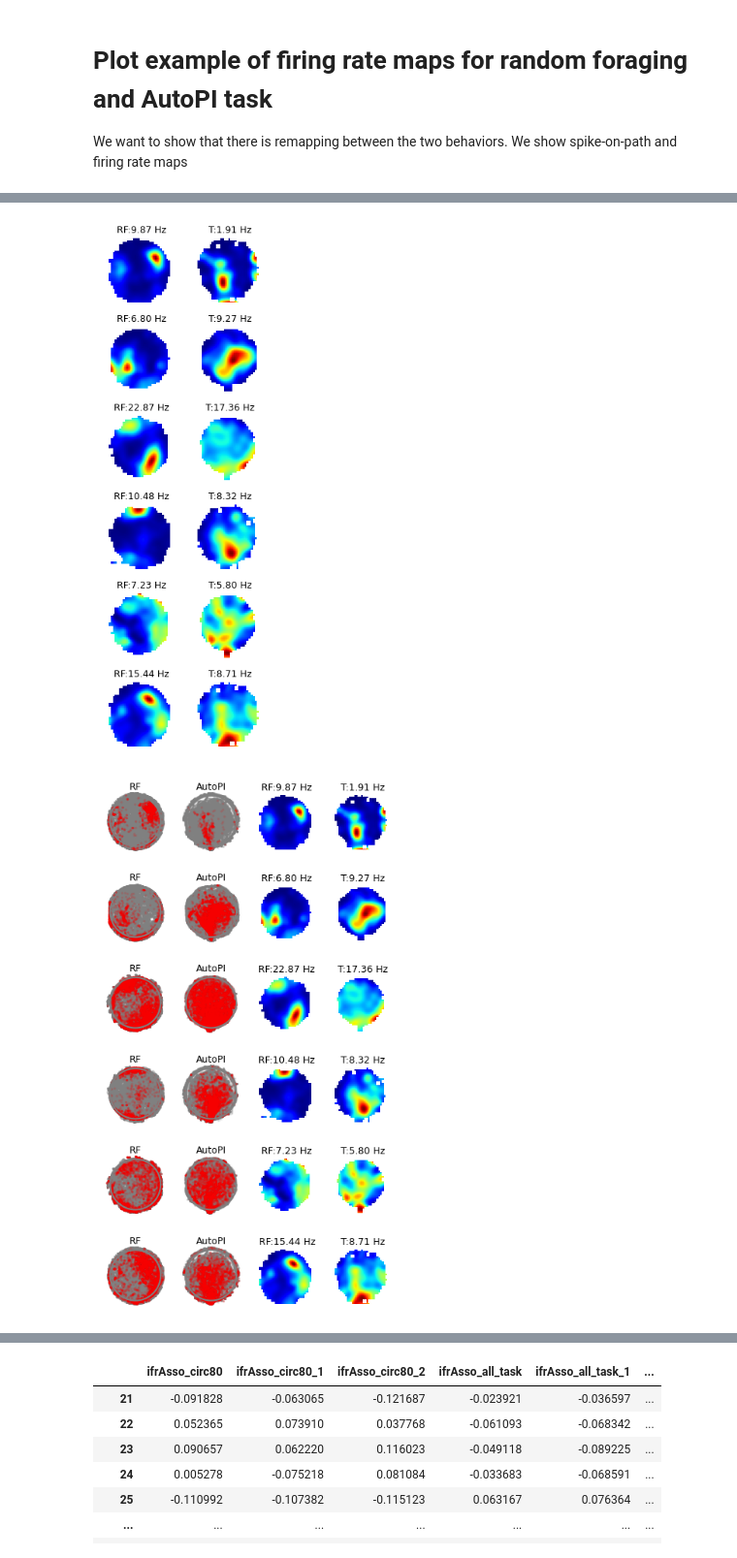
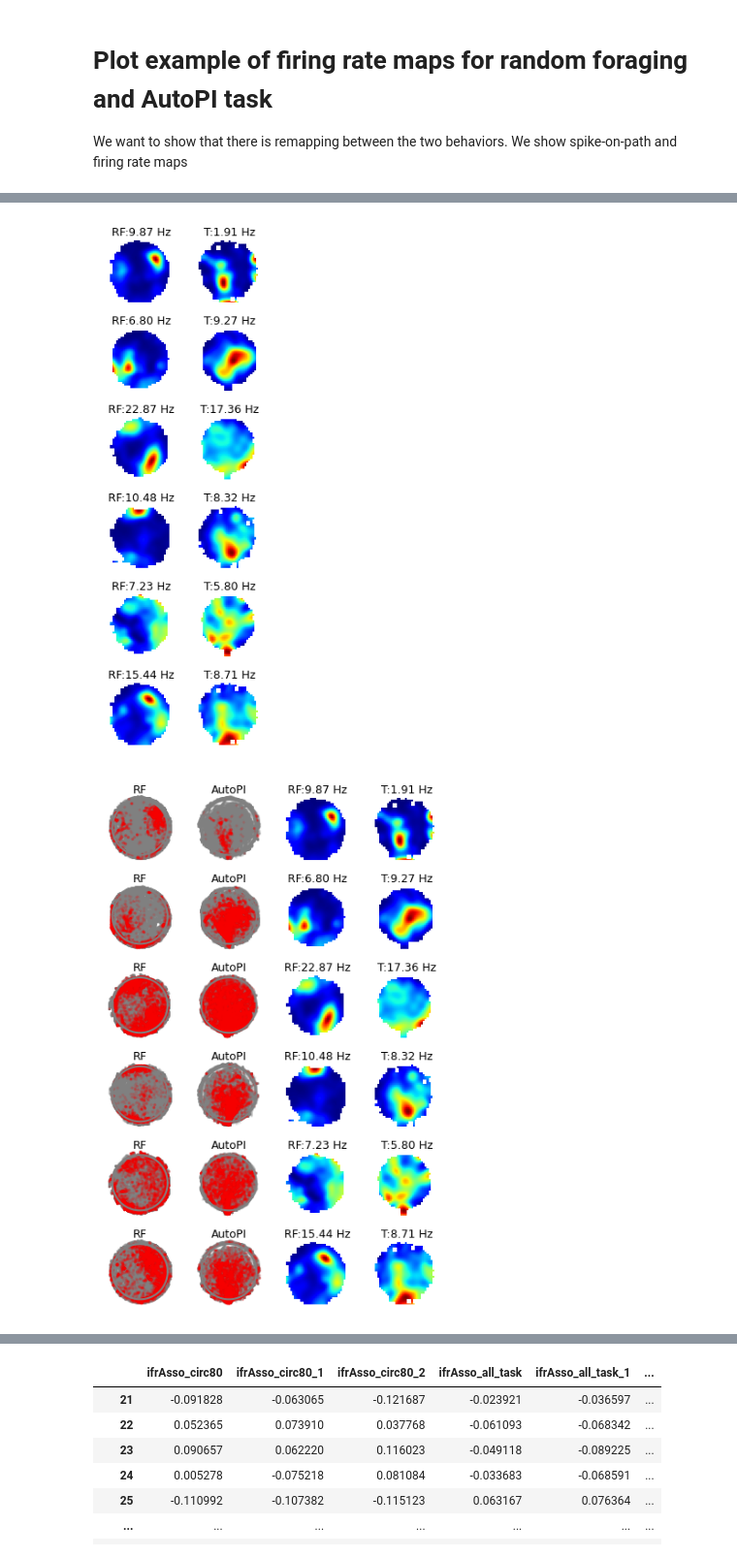
Before and after one commit to Mrymna/Jazi_et.al_2023_noInt, a Jupyter notebook: fig3/Figure3.ipynb, the cells around one changed output, grey strips where cells are left out. Shown at 97% size. Cells and saved outputs as stored; diff of their text form; code cells hidden in the pictures.

```diff
--- a/fig3/Figure3.ipynb
+++ b/fig3/Figure3.ipynb
@@ -311,8 +311,8 @@ cluIndices = [306, 25,101, 405,106, 307]
 #cluIndices = [306]
 row=6
 col=2
-sizePerCol=1.0
-sizePerRow=1.2
+sizePerCol=1.0 # 1
+sizePerRow=1.0 # 1.2
 fig = plt.figure(figsize=(col*sizePerCol,row*sizePerRow),constrained_layout=True) # create the overall figure to put all the axes on
 gs = fig.add_gridspec(nrows=row, ncols=1,wspace=0.0,hspace=0.0) # one gridspec including all the figure
 
@@ -364,15 +364,15 @@ def plot_maps_rf_autopi(gs,
 cluIndices = [306, 25,101, 405,106, 307]
 row=6
 col=2
-sizePerCol=1.2
-sizePerRow=1.2
+sizePerCol=1 #1.2
+sizePerRow=1   #1.2
 fig = plt.figure(figsize=(col*sizePerCol,row*sizePerRow),constrained_layout=True) # create the overall figure to put all the axes on
 gs = fig.add_gridspec(nrows=row, ncols=1,wspace=0.0,hspace=0.0) # one gridspec including all the figure
 for i, cluIndex in enumerate(cluIndices):
     specPath = gridspec.GridSpecFromSubplotSpec(nrows=1,ncols=1,subplot_spec=gs[i])
     plot_maps_rf_autopi(specPath,cluIndex)
 # %% [output]
-[figure, old version]
+[figure, new version]
 # %%
 def plot_rf_autopi_examples(gs):
     cluIndices = [306, 25,101, 405,106, 307]
@@ -391,13 +391,13 @@ def plot_rf_autopi_examples(gs):
 # %%
 row=6
 col=4
-sizePerCol=1.0
-sizePerRow=1.2
+sizePerCol= 1.0#1.0
+sizePerRow=1.0 # 1.2
 fig = plt.figure(figsize=(col*sizePerCol,row*sizePerRow),constrained_layout=True) # create the overall figure to put all the axes on
 gs1 = fig.add_gridspec(nrows=1, ncols=1) # one gridspec including all the figure
 plot_rf_autopi_examples(gs1)
 # %% [output]
-[figure, old version]
+[figure, new version]
 # %%
 def plot_map_sim_scatter(ax,cond1,cond2):
 
```
Also changed, not shown: parts of 21 cells of this notebook.
